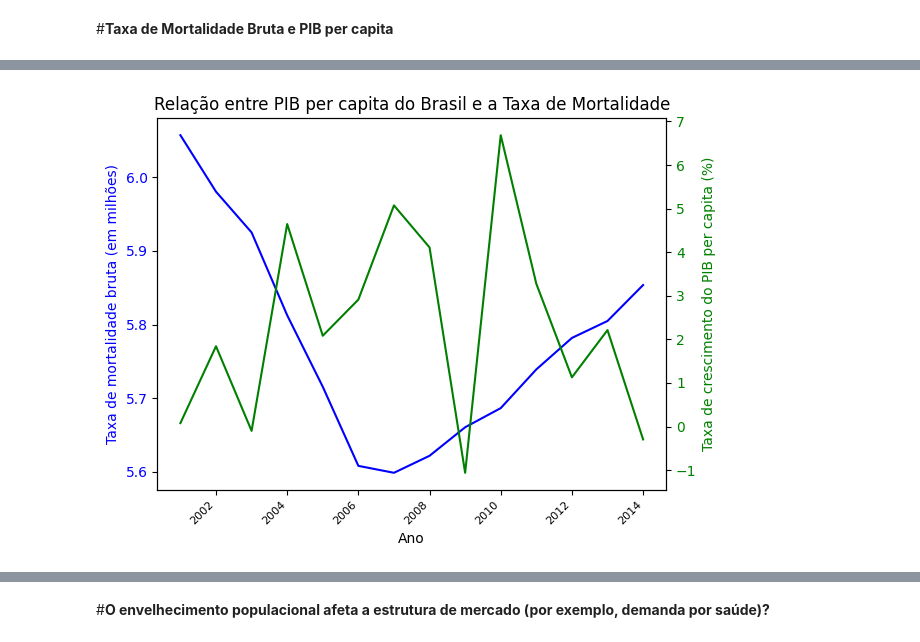
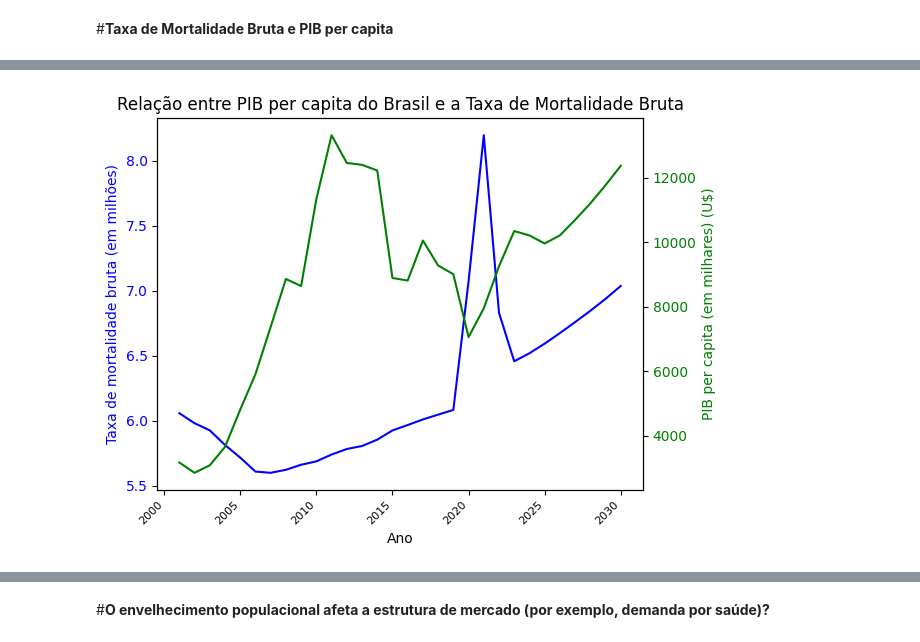
Before and after one commit to gabyxsantos/Economia, a Jupyter notebook: atualizandodf.ipynb, the cells around one changed output, grey strips where cells are left out. Drawn from its saved outputs; the diff is of its cells as text; code cells hidden in the pictures.

```diff
--- a/atualizandodf.ipynb
+++ b/atualizandodf.ipynb
@@ -863,5 +864,4 @@ Além disso, famílias e governos tendem a investir em saúde não apenas por mo
 # %% [markdown]
 # **Esperança de vida ao nascer e PIB per capita**
 # %%
-PIB_filtrado=PIB.loc[(PIB['Ano']>=2001) & (PIB['Ano']<=2014)]
-PIB_filtrado
+PIB_filtrado=PIB_PC.loc[(PIB_PC.get('Ano')>=2001) & (PIB_PC.get('Ano')<=2030)]
@@ -901,9 +867,0 @@ dtype: object
-# %%
-#Obtendo o PIB per capita
-PIB_filtrado = PIB_filtrado.astype(float)
-dados_tx_crescimento = dados_tx_crescimento.astype(float)
-
-# Subtrair para obter o crescimento do PIB per capita
-pib_per_capita = PIB_filtrado.get('Cresc_PIB').values - dados_tx_crescimento.values
-
-pib_per_capita
@@ -935,2 +868,4 @@ df_pib_per_capita
+# %%
+PIB_filtrado=PIB_filtrado.set_index('Ano')
 # %%
 esp_vida_anos=mortalidade_est.groupby('ANO')['ESP_VIDA_O_T'].mean()
@@ -1011,5 +957,4 @@ plt.show()
 # %%
 mortalidade=indices_populacionais.groupby('ANO')['TXB_MORTALID'].mean()
 # %%
-mortalidade_filtrado = mortalidade.loc[(mortalidade.index >= 2001) & (mortalidade.index <= 2014)]
-mortalidade_filtrado
+mortalidade_filtrado = mortalidade.loc[(mortalidade.index >= 2001) & (mortalidade.index <= 2030)]
@@ -1032,29 +964,29 @@ dtype: object
 # %%
 #Criando um gráfico de linha que mostra a variação do PIB e da taxa de mortalidade bruta no Brasil
 fig, ax1 = plt.subplots()
 
 # Plotar a taxa de mortalidade no eixo Y primário (à esquerda)
 ax1.plot(mortalidade_filtrado.index, mortalidade_filtrado.values, color='blue', label='Esperança de vida')
 ax1.set_ylabel('Taxa de mortalidade bruta (em milhões)', color='blue')
 ax1.tick_params(axis='y', labelcolor='blue')
 
 # Criar o eixo Y secundário (à direita)
 ax2 = ax1.twinx()
-ax2.plot(df_pib_per_capita.index, df_pib_per_capita.values, color='green', label='PIB')
-ax2.set_ylabel('Taxa de crescimento do PIB per capita (%)', color='green')
+ax2.plot(PIB_filtrado.index, PIB_filtrado.values, color='green', label='PIB')
+ax2.set_ylabel('PIB per capita (em milhares) (U$)', color='green')
 ax2.tick_params(axis='y', labelcolor='green')
 
 # Título e eixo X
-plt.title('Relação entre PIB per capita do Brasil e a Taxa de Mortalidade')
+plt.title('Relação entre PIB per capita do Brasil e a Taxa de Mortalidade Bruta')
 ax1.set_xlabel('Ano')
 
 # Ajustar diretamente os ticks do eixo X
 for label in ax1.get_xticklabels():
     label.set_fontsize(8)      # Tamanho da fonte menor
     label.set_rotation(45)     # Gira os anos
     label.set_ha('right')      # Alinha à direita
 
 plt.tight_layout()
 plt.show()
 # %% [output]
-[figure, old version]
+[figure, new version]
```
Also changed, not shown: parts of 28 cells of this notebook.
